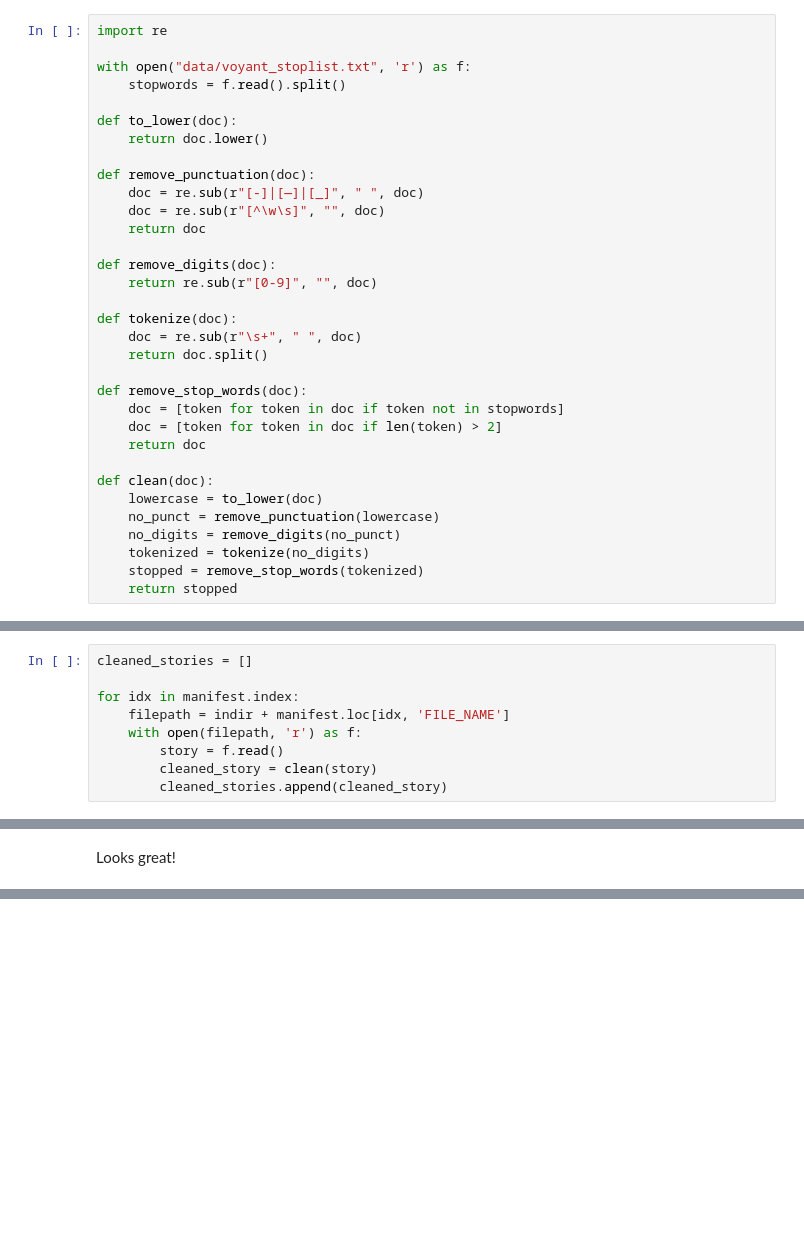
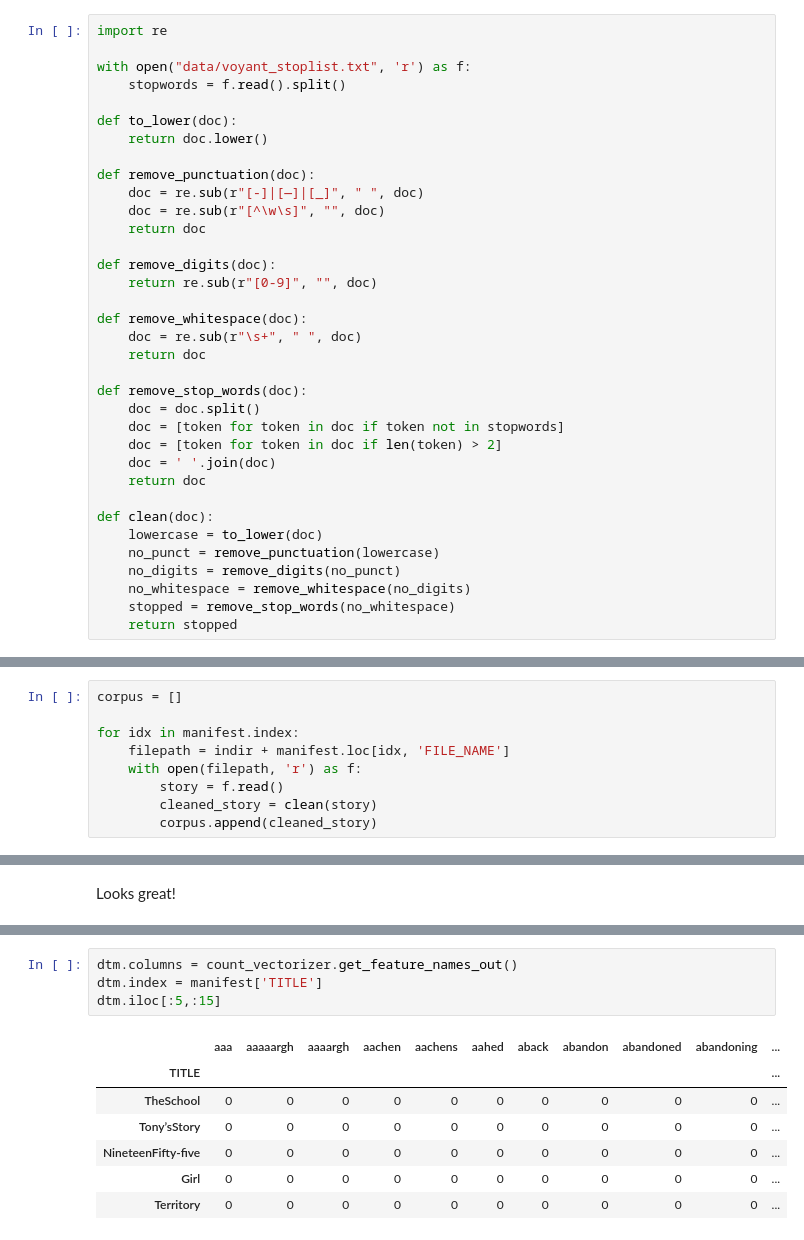
Before and after one commit to ucdavisdatalab/workshop_getting_started_with_textual_data, a Jupyter notebook: _sources/04_corpus-analytics.ipynb, the cells around one changed output, grey strips where cells are left out. Drawn from its saved outputs; the diff is of its cells as text; blank space fills up the shorter version.

````diff
--- a/_sources/04_corpus-analytics.ipynb
+++ b/_sources/04_corpus-analytics.ipynb
@@ -119,21 +125,23 @@ def remove_punctuation(doc):
 def remove_digits(doc):
     return re.sub(r"[0-9]", "", doc)
 
-def tokenize(doc):
+def remove_whitespace(doc):
     doc = re.sub(r"\s+", " ", doc)
-    return doc.split()
+    return doc
 
 def remove_stop_words(doc):
+    doc = doc.split()
     doc = [token for token in doc if token not in stopwords]
     doc = [token for token in doc if len(token) > 2]
+    doc = ' '.join(doc)
     return doc
 
 def clean(doc):
     lowercase = to_lower(doc)
     no_punct = remove_punctuation(lowercase)
     no_digits = remove_digits(no_punct)
-    tokenized = tokenize(no_digits)
-    stopped = remove_stop_words(tokenized)
+    no_whitespace = remove_whitespace(no_digits)
+    stopped = remove_stop_words(no_whitespace)
     return stopped
 # %% [markdown]
 ```{admonition} About the above...
@@ -165,11 +174,11 @@ Let's write all this out in a `for` loop and do our cleaning.
 ```
 # %%
-cleaned_stories = []
+corpus = []
 
 for idx in manifest.index:
     filepath = indir + manifest.loc[idx, 'FILE_NAME']
     with open(filepath, 'r') as f:
         story = f.read()
         cleaned_story = clean(story)
-        cleaned_stories.append(cleaned_story)
+        corpus.append(cleaned_story)
 # %% [markdown]
@@ -191,0 +238,12 @@ Looks great!
+# %%
+dtm.columns = count_vectorizer.get_feature_names_out()
+dtm.index = manifest['TITLE']
+dtm.iloc[:5,:15]
+# %% [output]
+|  | aaa | aaaaargh | aaaargh | aachen | aachens | aahed | aback | abandon | abandoned | abandoning | ... |
+| TITLE |  |  |  |  |  |  |  |  |  |  | ... |
+| TheSchool | 0 | 0 | 0 | 0 | 0 | 0 | 0 | 0 | 0 | 0 | ... |
+| Tony’sStory | 0 | 0 | 0 | 0 | 0 | 0 | 0 | 0 | 0 | 0 | ... |
+| NineteenFifty-five | 0 | 0 | 0 | 0 | 0 | 0 | 0 | 0 | 0 | 0 | ... |
+| Girl | 0 | 0 | 0 | 0 | 0 | 0 | 0 | 0 | 0 | 0 | ... |
+| Territory | 0 | 0 | 0 | 0 | 0 | 0 | 0 | 0 | 0 | 0 | ... |
````
Also changed, not shown: parts of 23 cells of this notebook, 8 other files.
